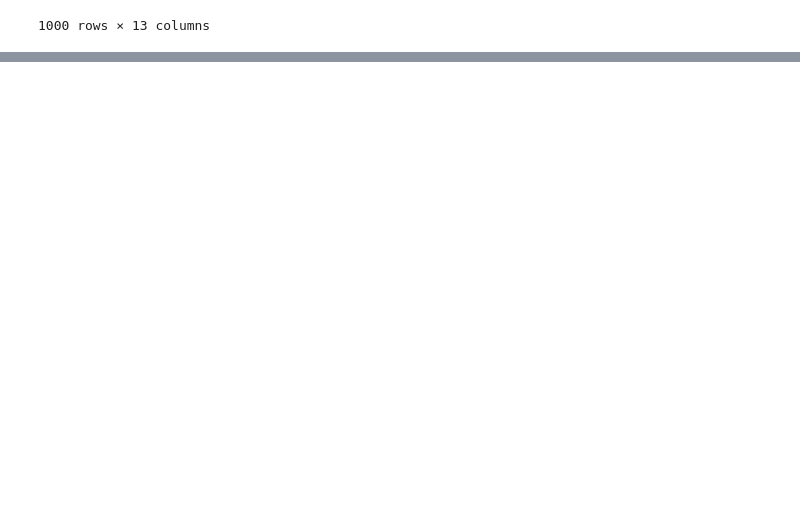
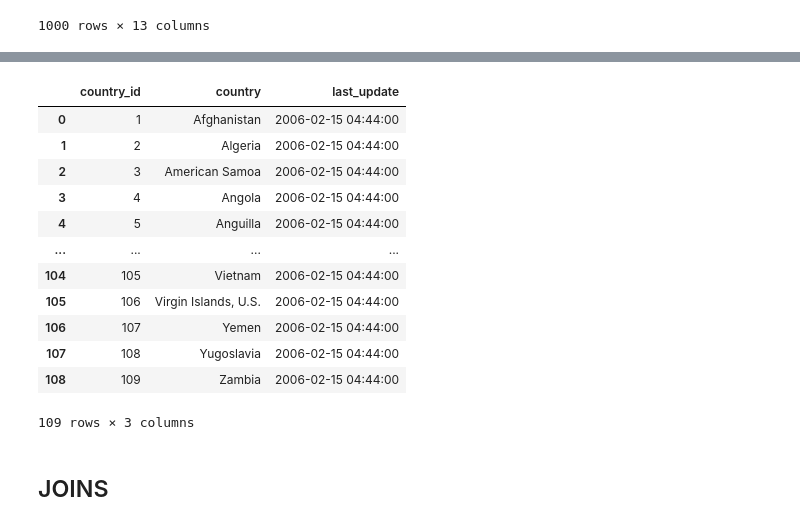
Before and after one commit to preciii7/practica_programacion, a Jupyter notebook: sql/ejercicios_sakila.ipynb, the cells around one changed output, grey strips where cells are left out. Cells and saved outputs as stored; diff of their text form; code cells hidden in the pictures; blank space fills up the shorter version.

```diff
--- a/sql/ejercicios_sakila.ipynb
+++ b/sql/ejercicios_sakila.ipynb
@@ -442,0 +490,18 @@ Error:
+# %%
+pd.read_sql("SELECT * FROM country", engine)
+# %% [output]
+|  | country_id | country | last_update |
+| 0 | 1 | Afghanistan | 2006-02-15 04:44:00 |
+| 1 | 2 | Algeria | 2006-02-15 04:44:00 |
+| 2 | 3 | American Samoa | 2006-02-15 04:44:00 |
+| 3 | 4 | Angola | 2006-02-15 04:44:00 |
+| 4 | 5 | Anguilla | 2006-02-15 04:44:00 |
+| ... | ... | ... | ... |
+| 104 | 105 | Vietnam | 2006-02-15 04:44:00 |
+| 105 | 106 | Virgin Islands, U.S. | 2006-02-15 04:44:00 |
+| 106 | 107 | Yemen | 2006-02-15 04:44:00 |
+| 107 | 108 | Yugoslavia | 2006-02-15 04:44:00 |
+| 108 | 109 | Zambia | 2006-02-15 04:44:00 |
+109 rows × 3 columns
+# %% [markdown]
+## JOINS
```
Also changed, not shown: parts of 8 cells of this notebook, 1 other file.
